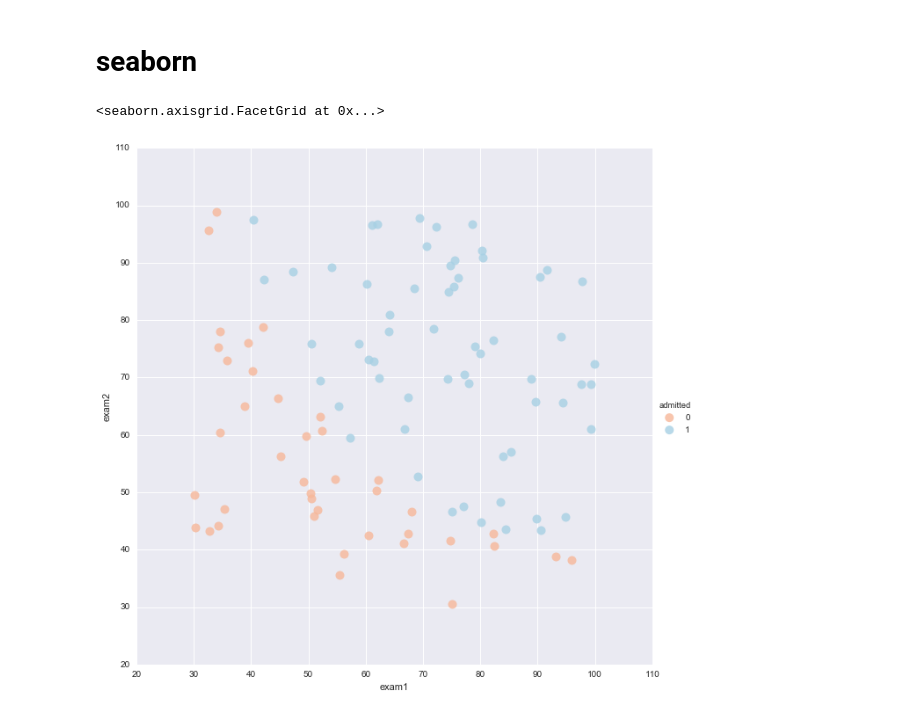
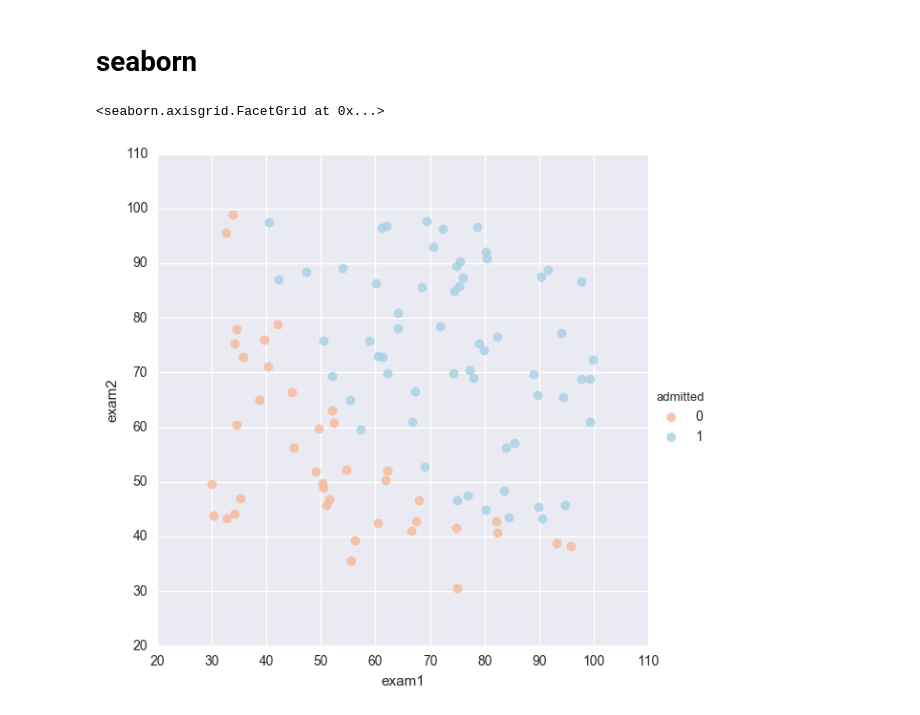
Before and after one commit to lukaemon/Coursera-ML-AndrewNg, a Jupyter notebook: ex2-logistic regression/1- visualize data.ipynb, the cells around one changed output. Saved outputs shown, nothing was run; the diff lists cells and outputs as text; code cells hidden in the pictures.

```diff
--- a/ex2-logistic regression/1- visualize data.ipynb
+++ b/ex2-logistic regression/1- visualize data.ipynb
@@ -54,11 +37,11 @@ ax.scatter('exam1', 'exam2', data=df, c='admitted', s=100)
 # %%
 sns.set(context="notebook", style="darkgrid", palette=sns.color_palette("RdBu", 2))
 
 sns.lmplot('exam1', 'exam2', hue='admitted', data=df,
-           size=9,
+           size=6,
            fit_reg=False,
-           scatter_kws={"s": 100}
+           scatter_kws={"s": 50}
           )
 # %% [output]
 <seaborn.axisgrid.FacetGrid at 0x...>
-[figure, old version]
+[figure, new version]
```
Also changed, not shown: parts of 5 cells of this notebook, 28 other files.
